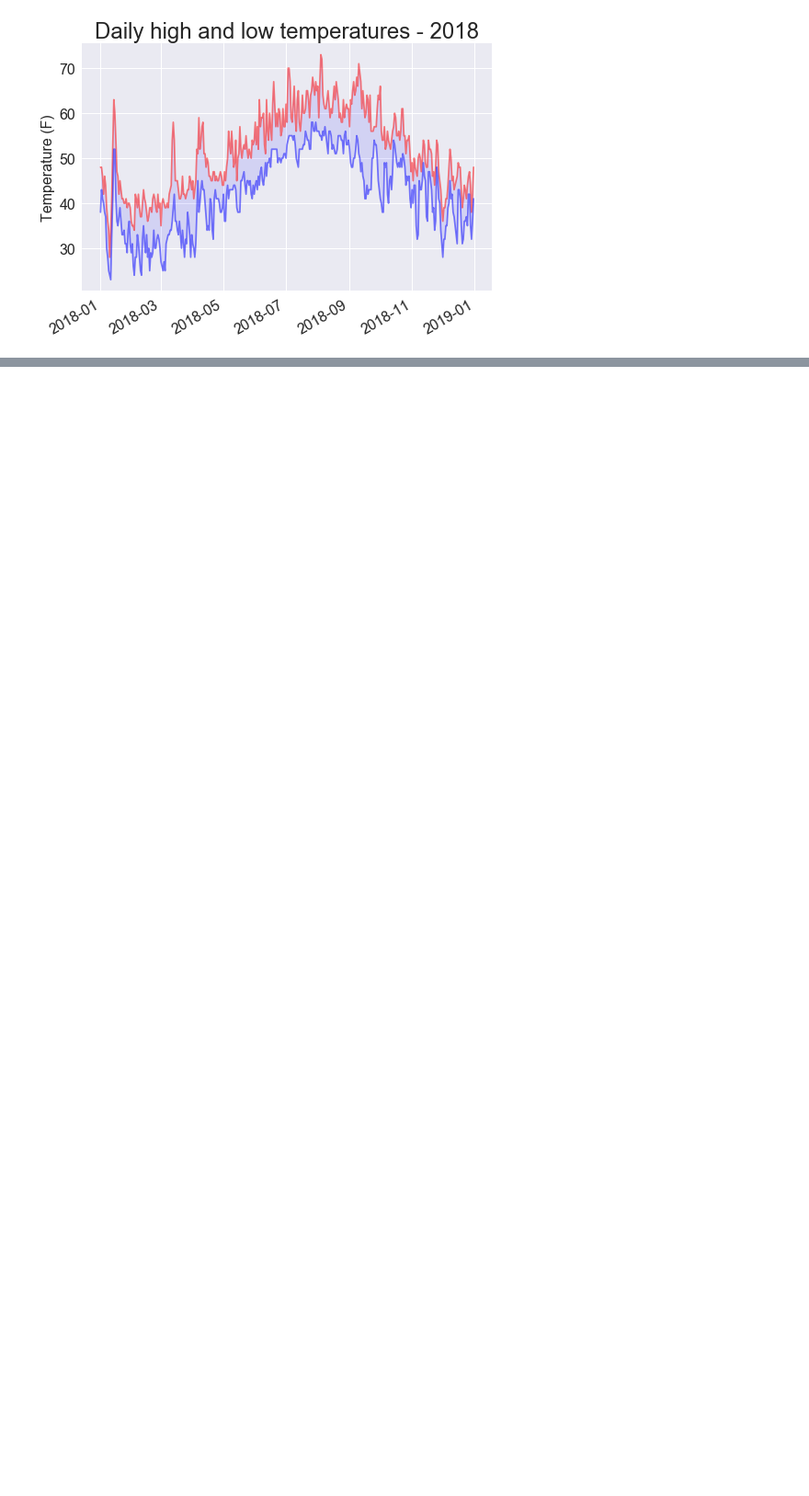
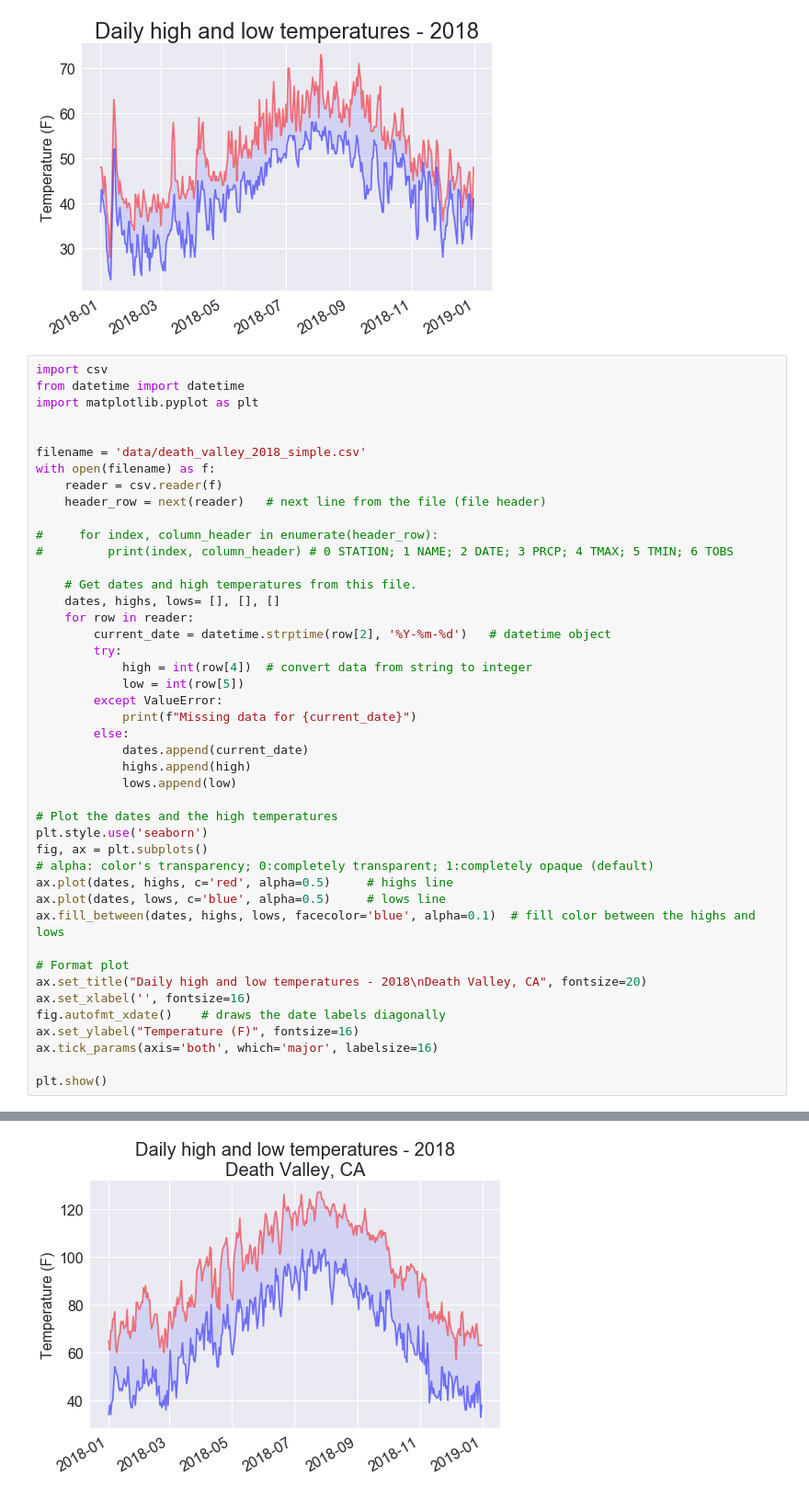
Before and after one commit to henrylin2008/Downloading_data, a Jupyter notebook: sitka_highs.ipynb, the cells around one changed output, grey strips where cells are left out. Shown at 92% size. Saved outputs shown, nothing was run; the diff lists cells and outputs as text; blank space fills up the shorter version.

Commit message:
adding new data, and plot data from death valley

```diff
--- a/sitka_highs.ipynb
+++ b/sitka_highs.ipynb
@@ -82,3 +82,48 @@ ax.tick_params(axis='both', which='major', labelsize=16)
 plt.show()
 # %% [output]
 [figure]
+# %%
+import csv
+from datetime import datetime
+import matplotlib.pyplot as plt
+
+
+filename = 'data/death_valley_2018_simple.csv'
+with open(filename) as f:
+    reader = csv.reader(f)
+    header_row = next(reader)   # next line from the file (file header)
+
+#     for index, column_header in enumerate(header_row):
+#         print(index, column_header) # 0 STATION; 1 NAME; 2 DATE; 3 PRCP; 4 TMAX; 5 TMIN; 6 TOBS
+
+    # Get dates and high temperatures from this file.
+    dates, highs, lows= [], [], []
+    for row in reader:
+        current_date = datetime.strptime(row[2], '%Y-%m-%d')   # datetime object
+        try:
+            high = int(row[4])  # convert data from string to integer
+            low = int(row[5])
+        except ValueError:
+            print(f"Missing data for {current_date}")
+        else:
+            dates.append(current_date)
+            highs.append(high)
+            lows.append(low)
+
+# Plot the dates and the high temperatures
+plt.style.use('seaborn')
+fig, ax = plt.subplots()
+# alpha: color's transparency; 0:completely transparent; 1:completely opaque (default)
+ax.plot(dates, highs, c='red', alpha=0.5)     # highs line
+ax.plot(dates, lows, c='blue', alpha=0.5)     # lows line
+ax.fill_between(dates, highs, lows, facecolor='blue', alpha=0.1)  # fill color between the highs and lows
+
+# Format plot
+ax.set_title("Daily high and low temperatures - 2018\nDeath Valley, CA", fontsize=20)
+ax.set_xlabel('', fontsize=16)
+fig.autofmt_xdate()    # draws the date labels diagonally
+ax.set_ylabel("Temperature (F)", fontsize=16)
+ax.tick_params(axis='both', which='major', labelsize=16)
+
+plt.show()
+# %% [output]
@@ -84,0 +131 @@ plt.show()
+[figure, added]
```
Also changed, not shown: parts of 1 cell of this notebook, 2 other files.
